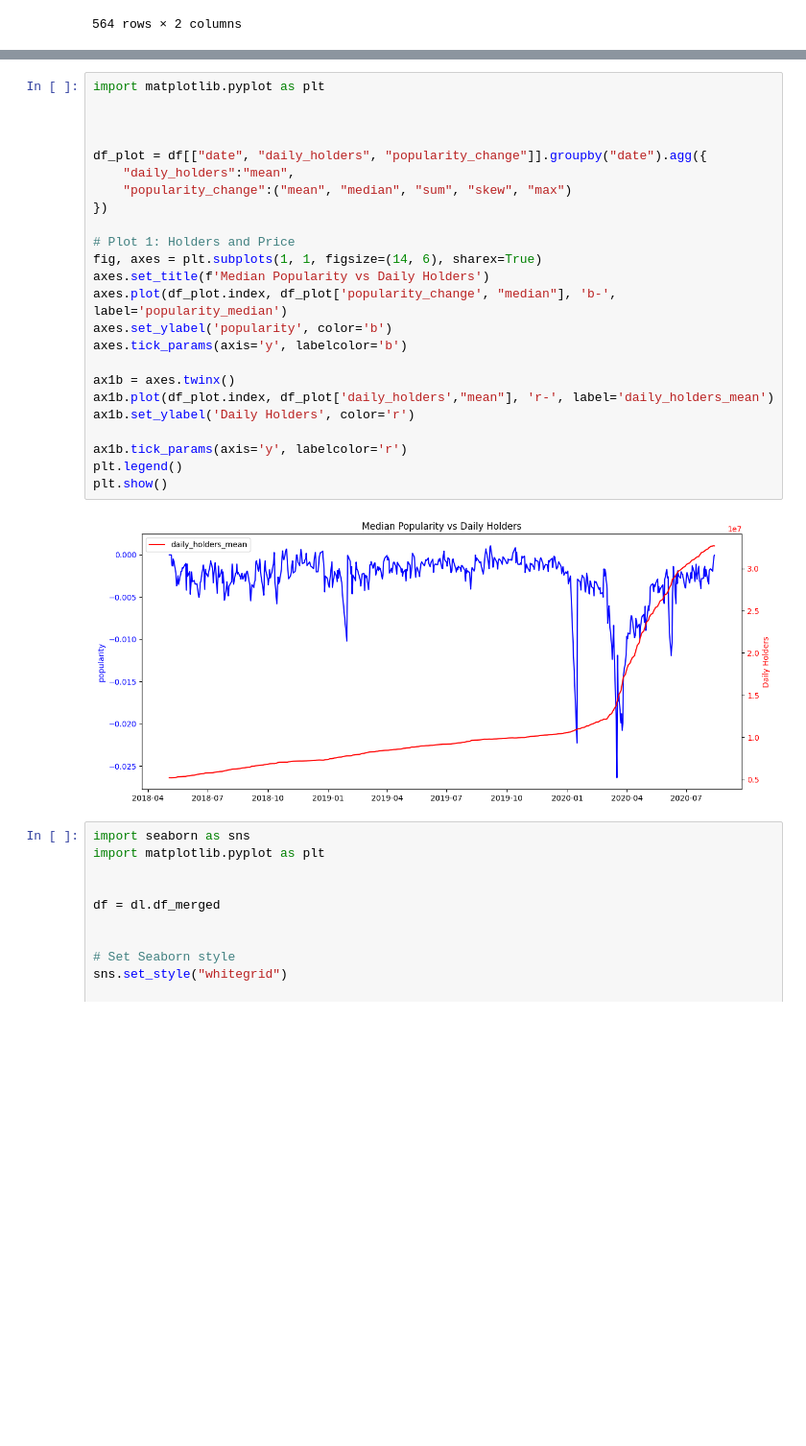
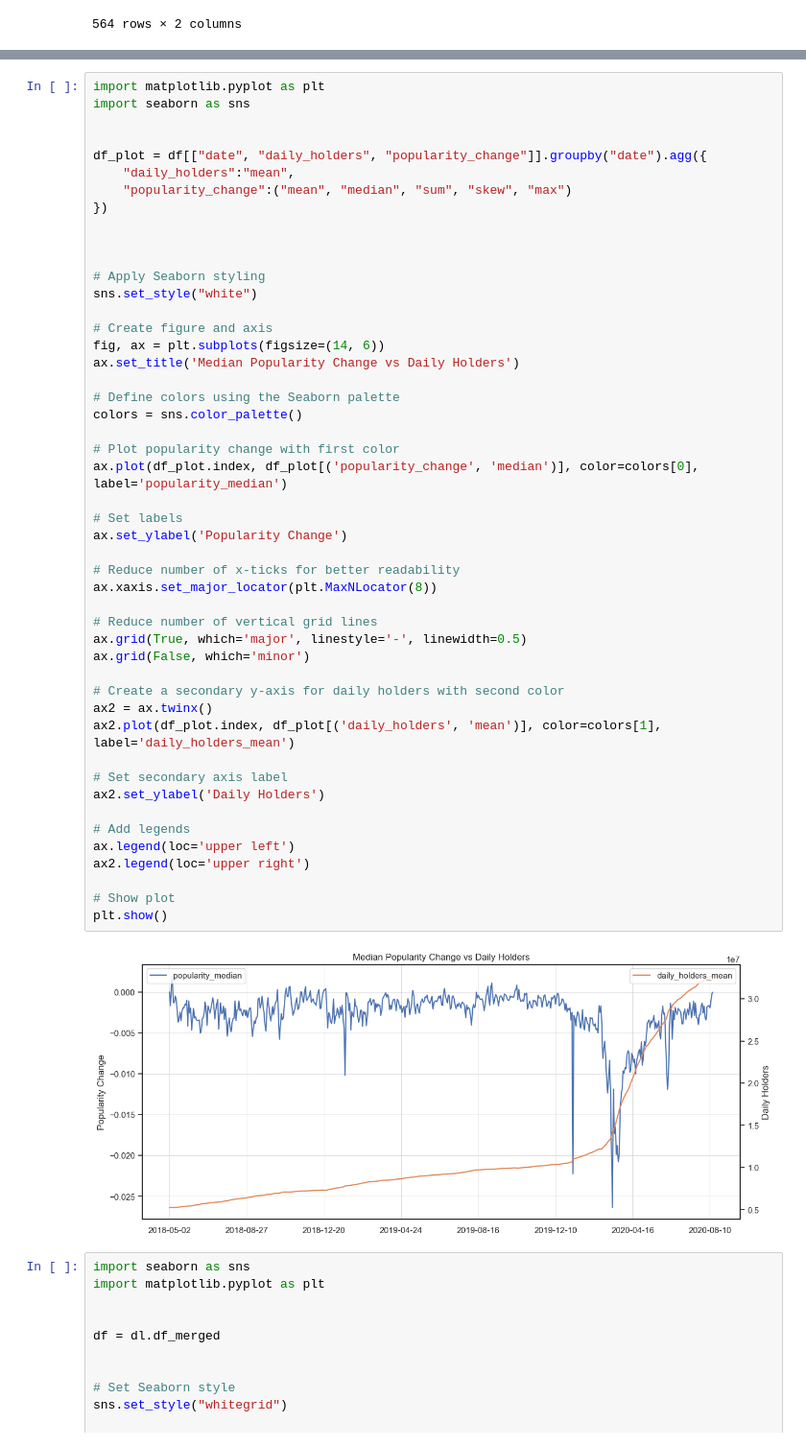
Before and after one commit to FedericoCortesi/Robinhood_data, a Jupyter notebook: test.ipynb, the cells around one changed output, grey strips where cells are left out. Shown at 96% size. Cells and saved outputs as stored; diff of their text form; blank space fills up the shorter version.

```diff
--- a/test.ipynb
+++ b/test.ipynb
@@ -505,29 +567,53 @@ df[df["ticker"]=="IGOV"]
 # %%
 import matplotlib.pyplot as plt
-
+import seaborn as sns
 
 
 df_plot = df[["date", "daily_holders", "popularity_change"]].groupby("date").agg({
     "daily_holders":"mean",
     "popularity_change":("mean", "median", "sum", "skew", "max")
 })
 
-# Plot 1: Holders and Price
-fig, axes = plt.subplots(1, 1, figsize=(14, 6), sharex=True)
-axes.set_title(f'Median Popularity vs Daily Holders')
-axes.plot(df_plot.index, df_plot['popularity_change', "median"], 'b-', label='popularity_median')
-axes.set_ylabel('popularity', color='b')
-axes.tick_params(axis='y', labelcolor='b')
 
-ax1b = axes.twinx()
-ax1b.plot(df_plot.index, df_plot['daily_holders',"mean"], 'r-', label='daily_holders_mean')
-ax1b.set_ylabel('Daily Holders', color='r')
 
-ax1b.tick_params(axis='y', labelcolor='r')
-plt.legend()
+# Apply Seaborn styling
+sns.set_style("white")
+
+# Create figure and axis
+fig, ax = plt.subplots(figsize=(14, 6))
+ax.set_title('Median Popularity Change vs Daily Holders')
+
+# Define colors using the Seaborn palette
+colors = sns.color_palette()
+
+# Plot popularity change with first color
+ax.plot(df_plot.index, df_plot[('popularity_change', 'median')], color=colors[0], label='popularity_median')
+
+# Set labels
+ax.set_ylabel('Popularity Change')
+
+# Reduce number of x-ticks for better readability
+ax.xaxis.set_major_locator(plt.MaxNLocator(8))
+
+# Reduce number of vertical grid lines
+ax.grid(True, which='major', linestyle='-', linewidth=0.5)
+ax.grid(False, which='minor')
+
+# Create a secondary y-axis for daily holders with second color
+ax2 = ax.twinx()
+ax2.plot(df_plot.index, df_plot[('daily_holders', 'mean')], color=colors[1], label='daily_holders_mean')
+
+# Set secondary axis label
+ax2.set_ylabel('Daily Holders')
+
+# Add legends
+ax.legend(loc='upper left')
+ax2.legend(loc='upper right')
+
+# Show plot
 plt.show()
 # %% [output]
-[figure, old version]
+[figure, new version]
 # %%
 import seaborn as sns
 import matplotlib.pyplot as plt
```
Also changed, not shown: parts of 44 cells of this notebook, 4 other files.
